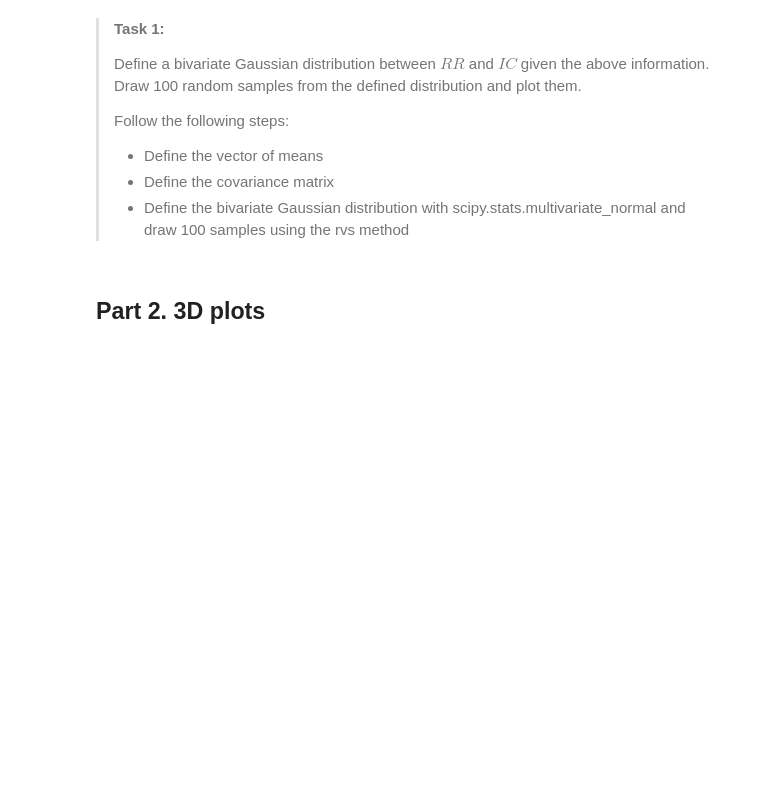
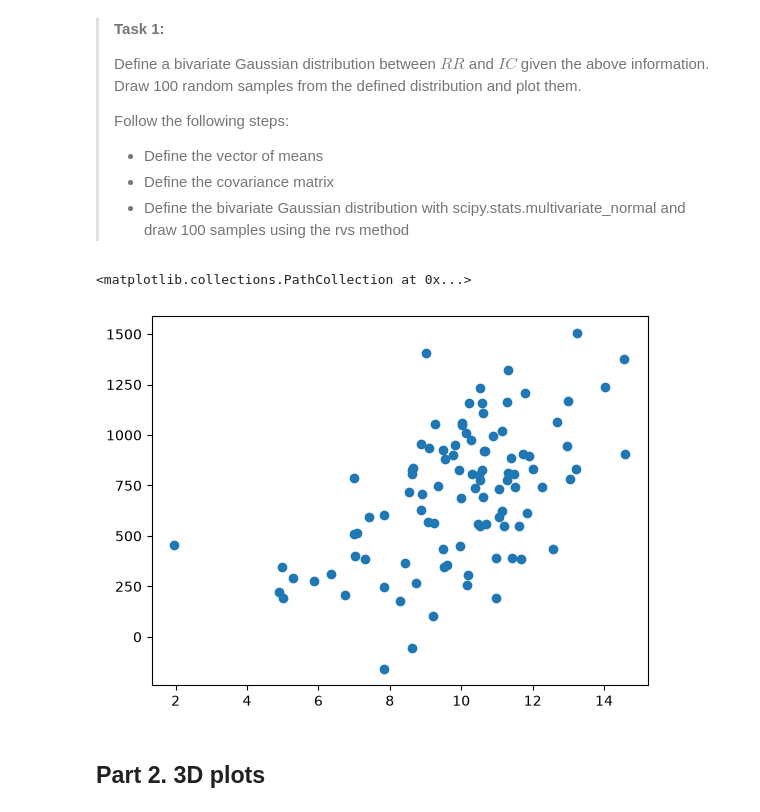
Before and after one commit to panoir/PA1.5, a Jupyter notebook: scipy_statcs_3d_plots.ipynb, the cells around one changed output. Drawn from its saved outputs; the diff is of its cells as text; code cells hidden in the pictures; blank space fills up the shorter version.

```diff
--- a/scipy_statcs_3d_plots.ipynb
+++ b/scipy_statcs_3d_plots.ipynb
@@ -22,21 +22,24 @@ import matplotlib.pyplot as plt
 > - Define the bivariate Gaussian distribution with scipy.stats.multivariate_normal and draw 100 samples using the rvs method
 # %%
 # Define the vector of means
-mu1 = ### YOUR CODE HERE ###
-mu2 = ### YOUR CODE HERE ###
+mu1 = 10
+mu2 = 700
 mu = [mu1, mu2] #vector of means
 
 # Define the covariance matrix
-s1 = ### YOUR CODE HERE ###
-s2 = ### YOUR CODE HERE ###
-covariance = ### YOUR CODE HERE ###
-sigma = ### YOUR CODE HERE ###
+s1 = 2
+s2 = 300
+covariance = 300
+sigma = np.array([[s1**2, covariance],
+                  [covariance, s2**2]])
 
 # Draw 100 samples from a bivariate Gaussian distribution
 samples = multivariate_normal(mean=mu, cov=sigma).rvs(size=100)
-
 # Scatter plot against observations
-### YOUR CODE LINES HERE
+plt.scatter(samples[:, 0], samples[:, 1])
+# %% [output]
+<matplotlib.collections.PathCollection at 0x...>
+[figure, added]
 # %% [markdown]
 ## Part 2. 3D plots
 # %% [markdown]
```
Also changed, not shown: parts of 8 cells of this notebook.
